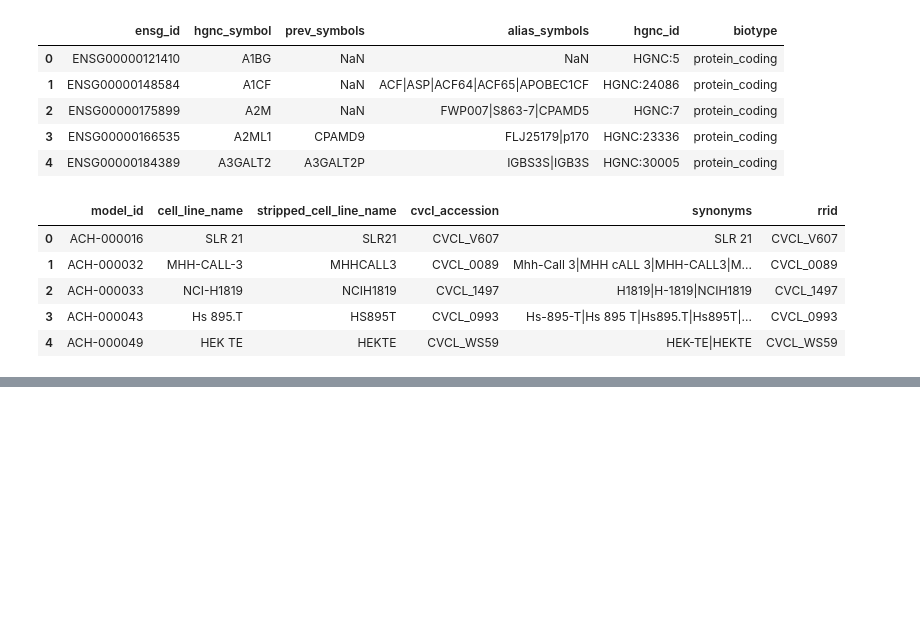
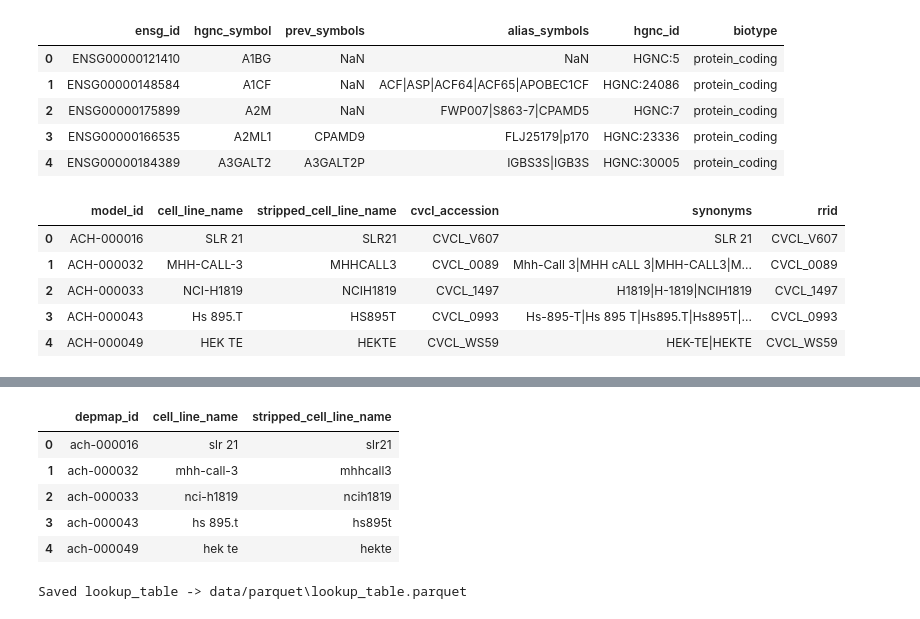
Before and after one commit to UoB-AstraZeneca-25-26/UoB-GeneTraceAI-25-26, a Jupyter notebook: src/notebooks/04_track_a_harmonization.ipynb, the cells around one changed output, grey strips where cells are left out. Cells and saved outputs as stored; diff of their text form; code cells hidden in the pictures; blank space fills up the shorter version.

```diff
--- a/src/notebooks/04_track_a_harmonization.ipynb
+++ b/src/notebooks/04_track_a_harmonization.ipynb
@@ -702,0 +1123,27 @@ cell_line_lookup.head()
+# %%
+dataframes = {
+    "lookup_table_trackA" : lookup_table_trackA,
+    "cell_line_lookup"    : cell_line_lookup,
+}
+
+identifiers = {
+    "lookup_table_trackA": {
+        "role"         : "base",
+        "key"          : "depmap_id",
+        "name_col"     : "cell_line_name",
+        "alt_name_col" : "stripped_cell_line_name",
+    },
+
+    "cell_line_lookup": {
+        "role"           : "enrich",        # 1:1 direct carry — no collapse, no cascade
+        "merge_key"      : "model_id",      # right-side join key
+        "base_key"       : "depmap_id",     # left-side join key
+        "carry_cols"     : ["synonyms"],    # net-new columns to bring in
+        "case_normalise" : True,            # lowercase merge_key before join
+        "dedup_on"       : "model_id",      # safety dedup before merge
+    },
+}
+# %%
+lookup_table, unmapped_log, duplicate_log = build_lookup_table(
+   dataframes, identifiers
+)
@@ -702,0 +1159,9 @@ cell_line_lookup.head()
+# %%
+lookup_table.head()
+# %% [output]
+|  | depmap_id | cell_line_name | stripped_cell_line_name |
+| 0 | ach-000016 | slr 21 | slr21 |
+| 1 | ach-000032 | mhh-call-3 | mhhcall3 |
+| 2 | ach-000033 | nci-h1819 | ncih1819 |
+| 3 | ach-000043 | hs 895.t | hs895t |
+| 4 | ach-000049 | hek te | hekte |
@@ -702,0 +1173,10 @@ cell_line_lookup.head()
+# %%
+# -- Save the lookup table itself --
+save_dataframes_to_parquet(
+    tables = {
+        "lookup_table" : lookup_table
+    },
+    out_dir = "data/parquet",
+)
+# %% [output]
+Saved lookup_table -> data/parquet\lookup_table.parquet
```
Also changed, not shown: parts of 43 cells of this notebook, 6 other files.
